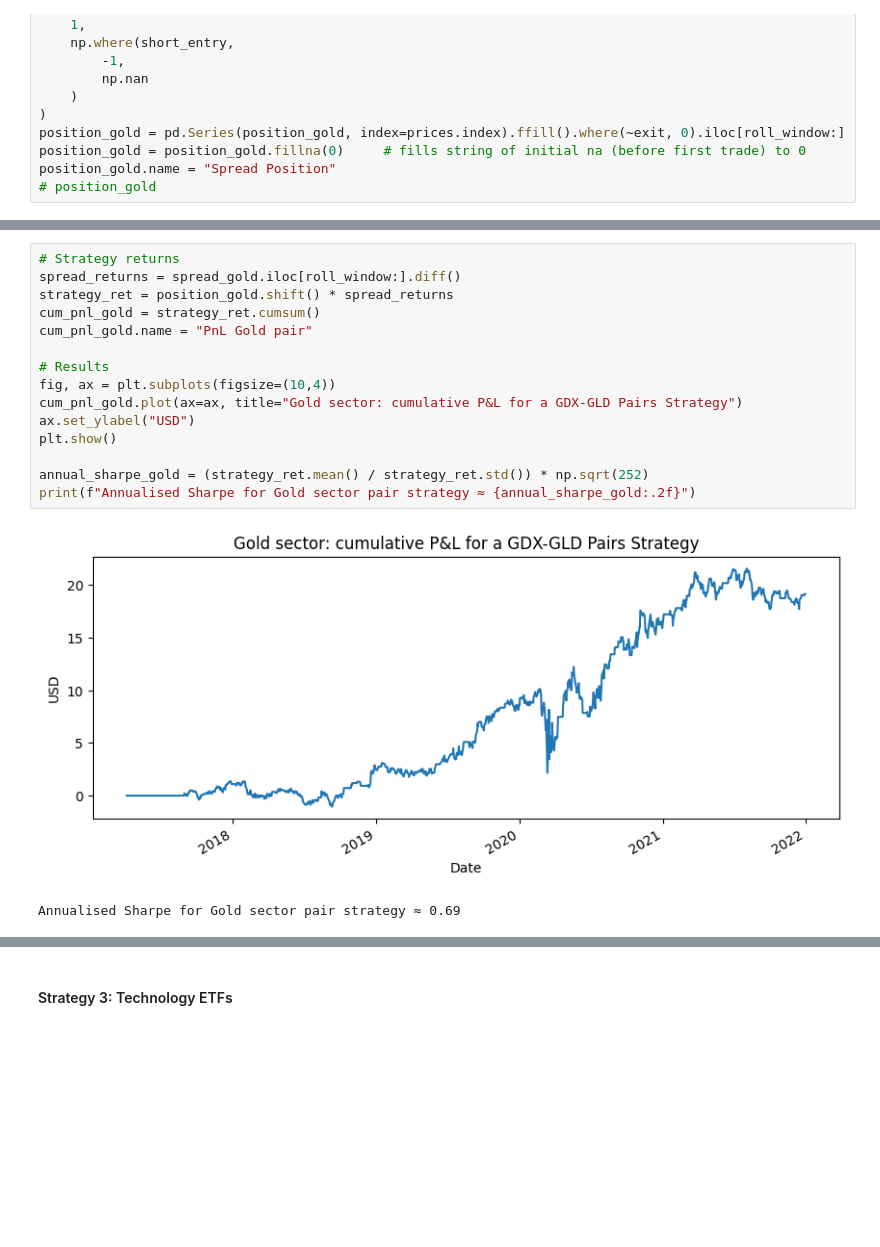
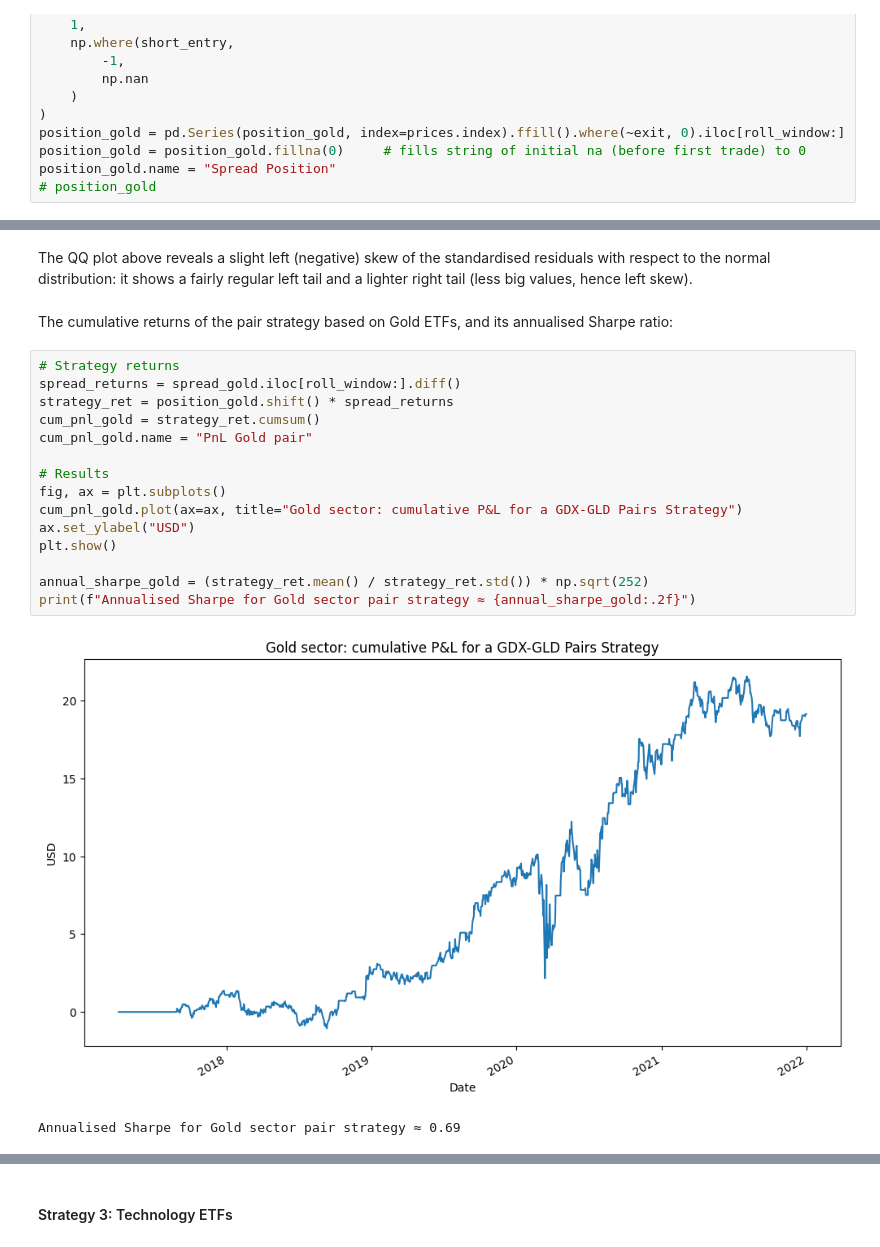
Before and after one commit to George-Creekbed/capstone_review, a Jupyter notebook: step1b.ipynb, the cells around one changed output, grey strips where cells are left out. Cells and saved outputs as stored; diff of their text form; blank space fills up the shorter version.

```diff
--- a/step1b.ipynb
+++ b/step1b.ipynb
@@ -235,20 +287,24 @@ position_gold.name = "Spread Position"
+# %% [markdown]
+The QQ plot above reveals a slight left (negative) skew of the standardised residuals with respect to the normal distribution: it shows a fairly regular left tail and a lighter right tail (less big values, hence left skew).
+# %% [markdown]
+The cumulative returns of the pair strategy based on Gold ETFs, and its annualised Sharpe ratio:
 # %%
 # Strategy returns
 spread_returns = spread_gold.iloc[roll_window:].diff()
 strategy_ret = position_gold.shift() * spread_returns
 cum_pnl_gold = strategy_ret.cumsum()
 cum_pnl_gold.name = "PnL Gold pair"
 
 # Results
-fig, ax = plt.subplots(figsize=(10,4))
+fig, ax = plt.subplots()
 cum_pnl_gold.plot(ax=ax, title="Gold sector: cumulative P&L for a GDX-GLD Pairs Strategy")
 ax.set_ylabel("USD")
 plt.show()
 
 annual_sharpe_gold = (strategy_ret.mean() / strategy_ret.std()) * np.sqrt(252)
 print(f"Annualised Sharpe for Gold sector pair strategy ≈ {annual_sharpe_gold:.2f}")
 # %% [output]
-[figure, old version]
+[figure, new version]
 Annualised Sharpe for Gold sector pair strategy ≈ 0.69
 # %%
 cum_pnl_gold.describe()
```
Also changed, not shown: parts of 21 cells of this notebook, 1 other file.
